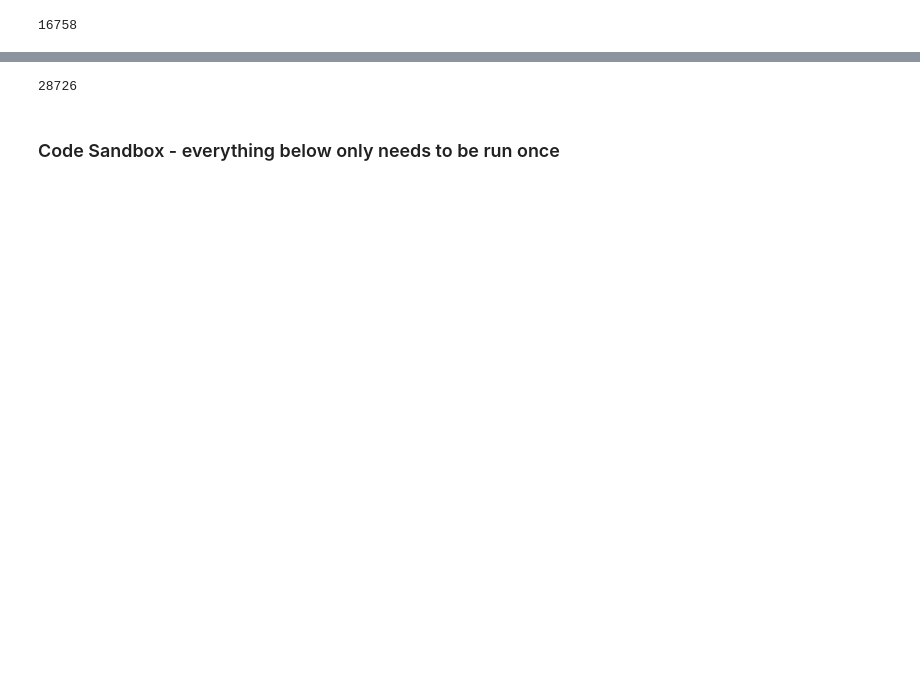
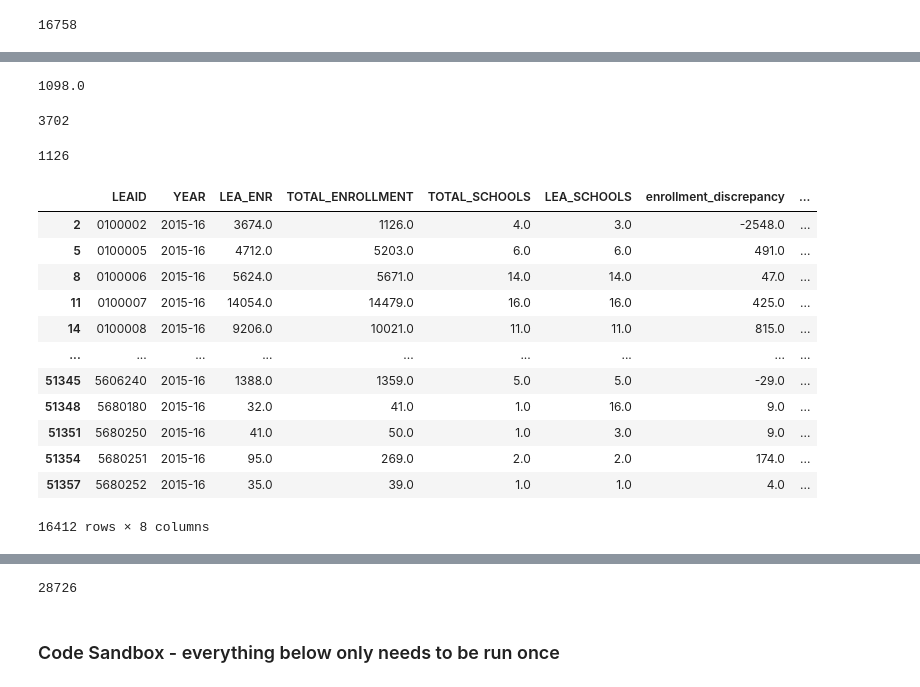
Before and after one commit to Discriminology/Educational-Equity-Data-Commons, a Jupyter notebook: data_processing.ipynb, the cells around one changed output, grey strips where cells are left out. Saved outputs shown, nothing was run; the diff lists cells and outputs as text; code cells hidden in the pictures; blank space fills up the shorter version.

```diff
--- a/data_processing.ipynb
+++ b/data_processing.ipynb
@@ -388,8 +430,11 @@ district = full_table.copy()
 # %%
 district.columns = district.columns.droplevel(1)
 district = district.astype(numeric_type_map)
+# %%
+district['TOTAL_SCHOOLS'] = 1.0
+district['TOTAL_ENROLLMENT'] = district['TOT_ENR_F'] + district['TOT_ENR_M']
 # %%
-agg_cols = ['LEA_NAME', 'LEA_STATE_NAME',
+agg_cols = ['LEA_NAME', 'LEA_STATE_NAME', 'TOTAL_SCHOOLS', 'TOTAL_ENROLLMENT',
 'SCH_DISCWODIS_MULTOOS_HI_M',
  'SCH_DISCWDIS_ARR_IDEA_AM_M',
  'SCH_GTENR_IDEA_F',
@@ -656,0 +705,33 @@ district_group_w_geo.head()
+# %%
+(df_1112_raw[df_1112_raw['LEAID']=='0100002']['F_TOT_7_ENROL'] + df_1112_raw[df_1112_raw['LEAID']=='0100002']['M_TOT_7_ENROL']).sum()
+# %% [output]
+1098.0
+# %%
+(df_1314_raw[df_1314_raw['LEAID']=='0100002']['TOT_ENR_F'] + df_1314_raw[df_1314_raw['LEAID']=='0100002']['TOT_ENR_M']).sum()
+# %% [output]
+3702
+# %%
+(df1516_raw[df1516_raw['LEAID']=='0100002']['TOT_ENR_F'] + df1516_raw[df1516_raw['LEAID']=='0100002']['TOT_ENR_M']).sum()
+# %% [output]
+1126
+# %%
+totals_compare = district_group_w_geo[['LEAID', 'YEAR', 'LEA_ENR', 'TOTAL_ENROLLMENT', 'TOTAL_SCHOOLS', 'LEA_SCHOOLS']][~district_group_w_geo['LEA_ENR'].isna()]
+# %%
+totals_compare['enrollment_discrepancy'] = totals_compare['TOTAL_ENROLLMENT'] - totals_compare['LEA_ENR']
+totals_compare['enrollment_discrepancy_percentage'] = 100*(totals_compare.enrollment_discrepancy / (totals_compare['TOTAL_ENROLLMENT']+1))
+# %%
+totals_compare[totals_compare['YEAR']=='2015-16']
+# %% [output]
+|  | LEAID | YEAR | LEA_ENR | TOTAL_ENROLLMENT | TOTAL_SCHOOLS | LEA_SCHOOLS | enrollment_discrepancy | ... |
+| 2 | 0100002 | 2015-16 | 3674.0 | 1126.0 | 4.0 | 3.0 | -2548.0 | ... |
+| 5 | 0100005 | 2015-16 | 4712.0 | 5203.0 | 6.0 | 6.0 | 491.0 | ... |
+| 8 | 0100006 | 2015-16 | 5624.0 | 5671.0 | 14.0 | 14.0 | 47.0 | ... |
+| 11 | 0100007 | 2015-16 | 14054.0 | 14479.0 | 16.0 | 16.0 | 425.0 | ... |
+| 14 | 0100008 | 2015-16 | 9206.0 | 10021.0 | 11.0 | 11.0 | 815.0 | ... |
+| ... | ... | ... | ... | ... | ... | ... | ... | ... |
+| 51345 | 5606240 | 2015-16 | 1388.0 | 1359.0 | 5.0 | 5.0 | -29.0 | ... |
+| 51348 | 5680180 | 2015-16 | 32.0 | 41.0 | 1.0 | 16.0 | 9.0 | ... |
+| 51351 | 5680250 | 2015-16 | 41.0 | 50.0 | 1.0 | 3.0 | 9.0 | ... |
+| 51354 | 5680251 | 2015-16 | 95.0 | 269.0 | 2.0 | 2.0 | 174.0 | ... |
+| 51357 | 5680252 | 2015-16 | 35.0 | 39.0 | 1.0 | 1.0 | 4.0 | ... |
+16412 rows × 8 columns
```
Also changed, not shown: parts of 18 cells of this notebook.
